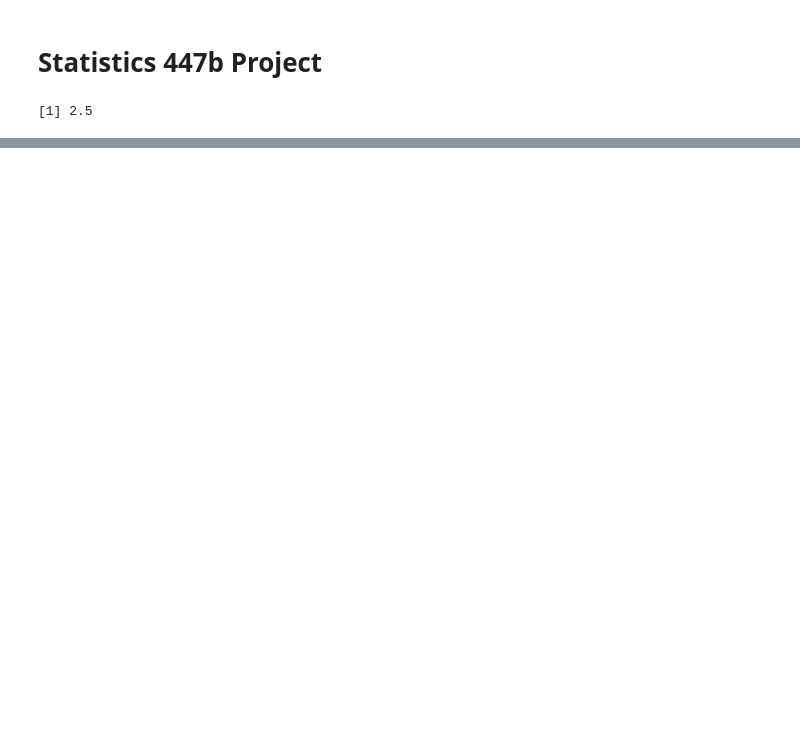
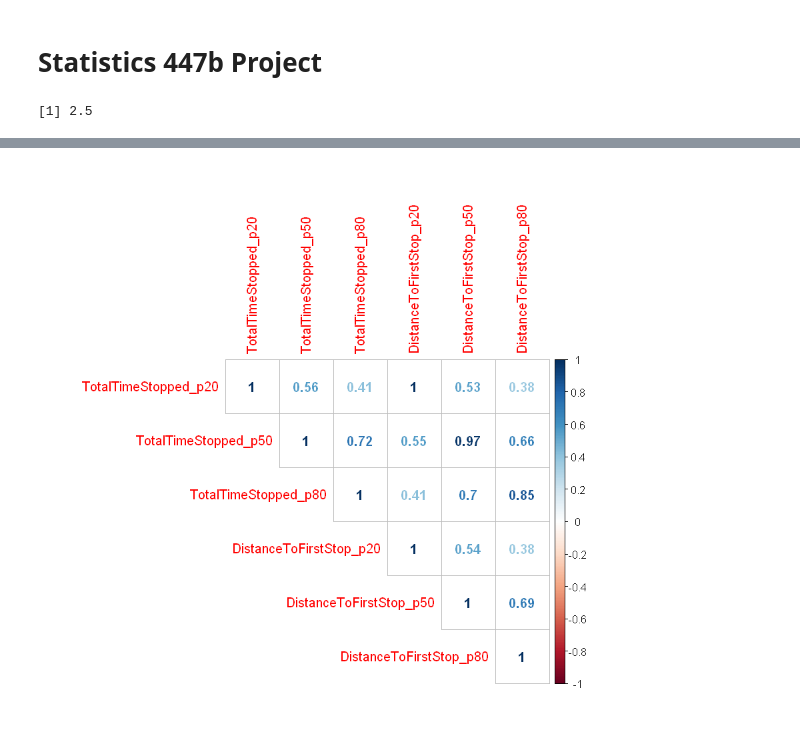
Before and after one commit to Haximilian/statistics447b, a Jupyter notebook: Statistics 447b Project - Adel.ipynb, the cells around one changed output, grey strips where cells are left out. Drawn from its saved outputs; the diff is of its cells as text; code cells hidden in the pictures; blank space fills up the shorter version.

```diff
--- a/Statistics 447b Project - Adel.ipynb
+++ b/Statistics 447b Project - Adel.ipynb
@@ -20,0 +125,8 @@ ERROR: Error in file(file, "rt"): cannot open the connection
+# %%
+library(corrplot)
+
+corr <- cor(training %>% select(TotalTimeStopped_p20, TotalTimeStopped_p50, TotalTimeStopped_p80, DistanceToFirstStop_p20,
+                              DistanceToFirstStop_p50, DistanceToFirstStop_p80), method = 'spearman')
+corrplot(corr, method = 'number', type = 'upper')
+# %% [output]
+[figure, added]
```
Also changed, not shown: parts of 36 cells of this notebook.
